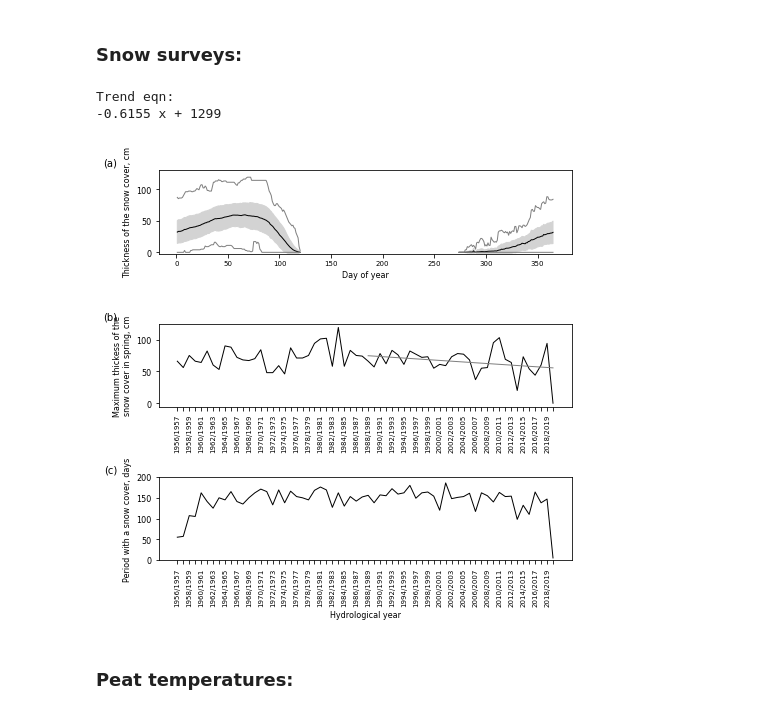
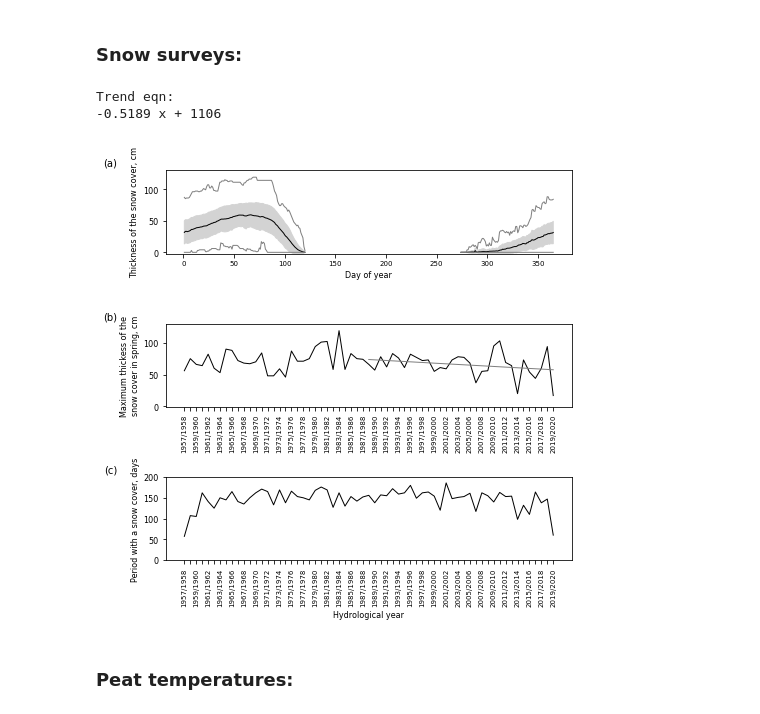
Before and after one commit to shi-hydrology/lammin-suo-plots, a Jupyter notebook: lammin_suo_plots.ipynb, the cells around one changed output. Drawn from its saved outputs; the diff is of its cells as text; code cells hidden in the pictures.

```diff
--- a/lammin_suo_plots.ipynb
+++ b/lammin_suo_plots.ipynb
@@ -380,6 +377,7 @@ df["YEAR"] = df.index.year
 df.dropna(inplace=True)
 # print("LENGTH", len(df.index))
 df["HYDRO_YEAR"] = (df.index.year - 1).astype(str) + "/" + df.index.year.astype(str)
+df = df.iloc[1:]  # 1956/1957 is not available, observation started only from Jan 1957
 
 ax2.plot(df["HYDRO_YEAR"], df["max"], color="k", linewidth=1, label="Thickness")
 
@@ -392,6 +390,7 @@ df["predicted"] = df["YEAR"] * fit[0] + fit[1]
 
 ax2.plot(df["HYDRO_YEAR"], df["predicted"], color="grey", linewidth=1, label="Trend since 1988")
 ax2.set_ylabel("Maximum thickess of the\nsnow cover in spring, cm")
+ax2.set_ylim([-1, 130])
 # ax2.set_xlim([0, len(df["HYDRO_YEAR"])])
 for tick in ax2.get_xticklabels():
     tick.set_rotation(90)
@@ -403,39 +402,37 @@ for tick in ax2.get_xticklabels()[1::2]:
 df = prepare(os.path.join(work_dir, f))
 df.set_index("DATE_TIME", inplace=True)
 
 df["DAY"] = np.where(df["SNOW_THICKNESS"] > 0, 1, 0)
 
 df = df.resample("M")["DAY"].agg(["sum"])
 df["DAY_SHIFT"] = df["sum"].shift(SHIFT)
 
 df = df.resample("A")["DAY_SHIFT"].agg(["sum"])
 df["sum"] = np.where(df["sum"] == 0, np.nan, df["sum"])
 df["HYDRO_YEAR"] = (df.index.year - 1).astype(str) + "/" + df.index.year.astype(str)
-df = df.iloc[5:]
+df = df.iloc[6:]
 # print("LENGTH", len(df.index))
 
 ax3.plot(df["HYDRO_YEAR"], df["sum"], color="k", linewidth=1, label="")
 ax3.set_xlabel("Hydrological year")
 ax3.set_ylabel("Period with a snow cover, days")
 # ax3.set_xlim([0, len(df["HYDRO_YEAR"])])
 ax3.set_ylim([-1, 200])
 for tick in ax3.get_xticklabels():
     tick.set_rotation(90)
 for tick in ax3.get_xticklabels()[1::2]:
     tick.set_visible(False)
 
-ax1.text(-0.1, 1.15, "(a)", transform=ax1.transAxes, fontsize=MEDIUM_SIZE, va='top', ha='right')
-ax2.text(-0.1, 1.15, "(b)", transform=ax2.transAxes, fontsize=MEDIUM_SIZE, va='top', ha='right')
-ax3.text(-0.1, 1.15, "(c)", transform=ax3.transAxes, fontsize=MEDIUM_SIZE, va='top', ha='right')
+mark_axes((ax1, ax2, ax3), px=-0.12)
 
 fig.tight_layout()
 
 fig_path = os.path.join(fig_dir, "test_03.png")
 plt.savefig(fig_path, dpi=300, transparent=False, facecolor="white")
 # %% [output]
 Trend eqn:
--0.6155 x + 1299
+-0.5189 x + 1106
-[figure, old version]
+[figure, new version]
 # %% [markdown]
 ### Peat temperatures:
 # %%
```
Also changed, not shown: parts of 8 cells of this notebook.
